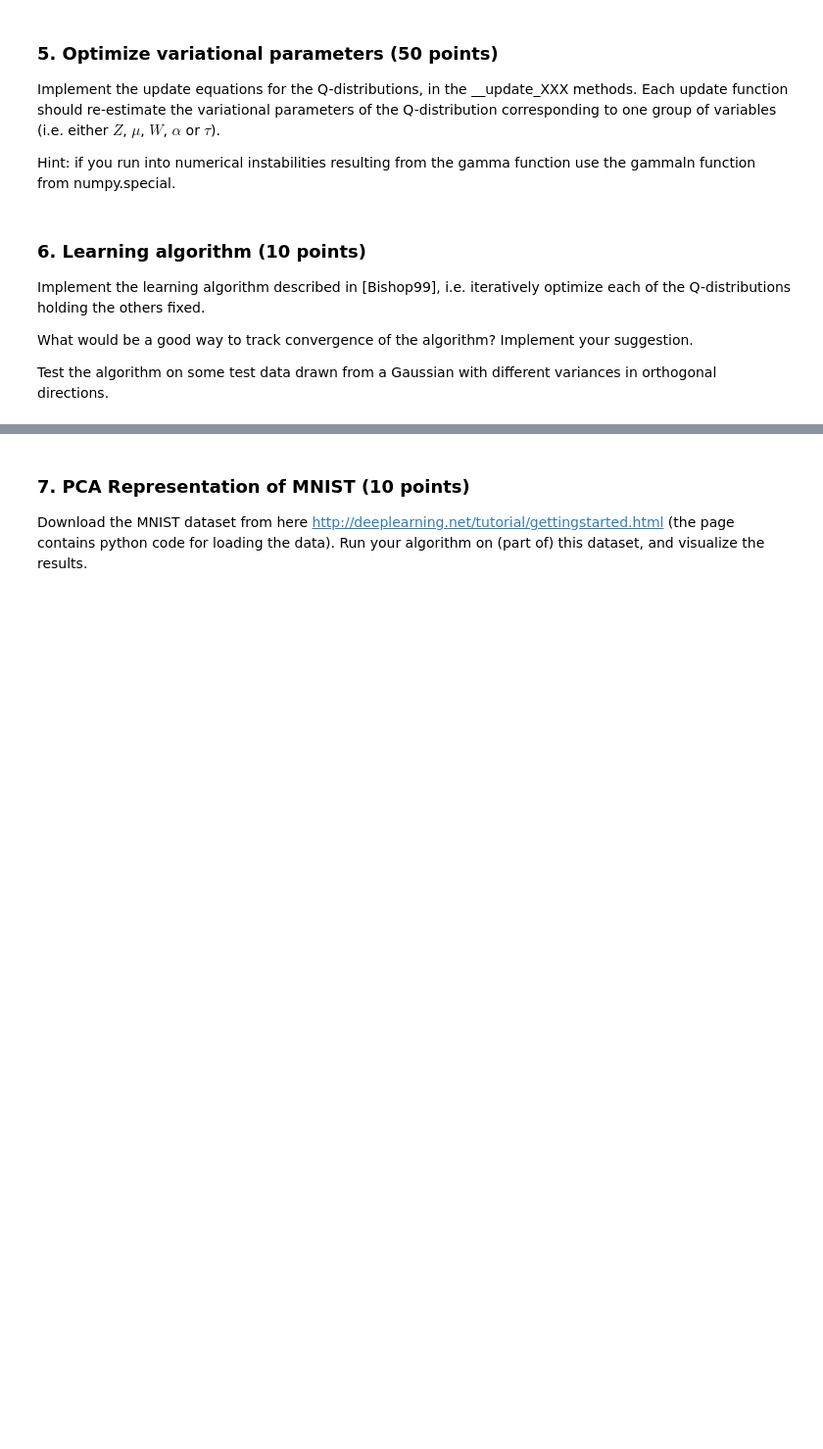
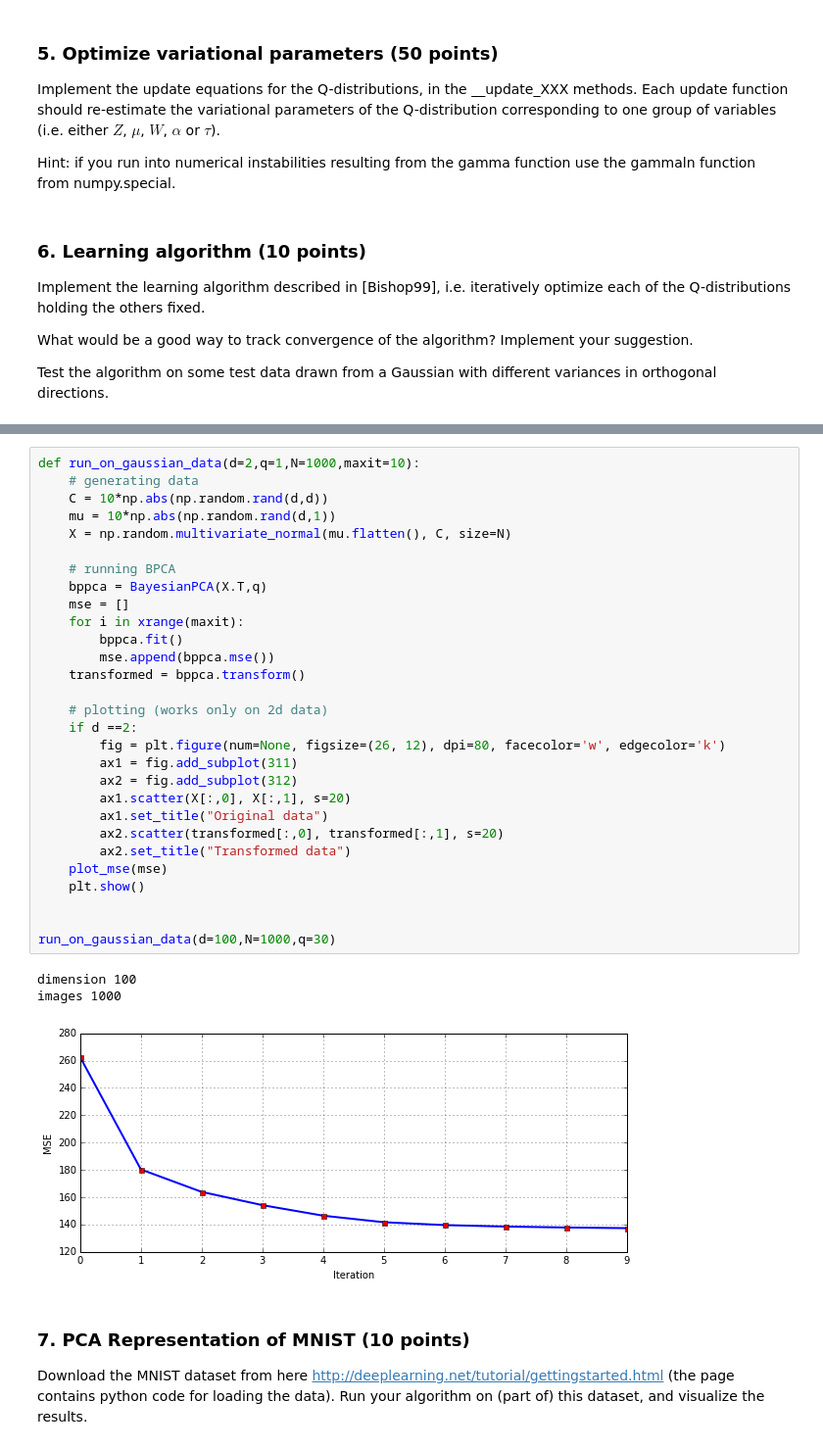
Before and after one commit to Ignotus/uva-machine-learning, a Jupyter notebook: Lab6.ipynb, the cells around one changed output, grey strips where cells are left out. Shown: that part at 98% size. Cells and saved outputs as stored; diff of their text form; blank space fills up the shorter version.

```diff
--- a/Lab6.ipynb
+++ b/Lab6.ipynb
@@ -531,3 +539,36 @@ Test the algorithm on some test data drawn from a Gaussian with different varian
+# %%
+def run_on_gaussian_data(d=2,q=1,N=1000,maxit=10):
+    # generating data
+    C = 10*np.abs(np.random.rand(d,d))
+    mu = 10*np.abs(np.random.rand(d,1))
+    X = np.random.multivariate_normal(mu.flatten(), C, size=N)
+
+    # running BPCA
+    bppca = BayesianPCA(X.T,q)
+    mse = []
+    for i in xrange(maxit):
+        bppca.fit()
+        mse.append(bppca.mse())
+    transformed = bppca.transform()
+
+    # plotting (works only on 2d data)
+    if d ==2:
+        fig = plt.figure(num=None, figsize=(26, 12), dpi=80, facecolor='w', edgecolor='k')
+        ax1 = fig.add_subplot(311)
+        ax2 = fig.add_subplot(312)
+        ax1.scatter(X[:,0], X[:,1], s=20)
+        ax1.set_title("Original data")
+        ax2.scatter(transformed[:,0], transformed[:,1], s=20)
+        ax2.set_title("Transformed data")
+    plot_mse(mse)
+    plt.show()
+
+
+run_on_gaussian_data(d=100,N=1000,q=30)
+# %% [output]
+dimension 100
+images 1000
+[figure, added]
 # %% [markdown]
 ### 7. PCA Representation of MNIST (10 points)
 
```
Also changed, not shown: parts of 7 cells of this notebook.
